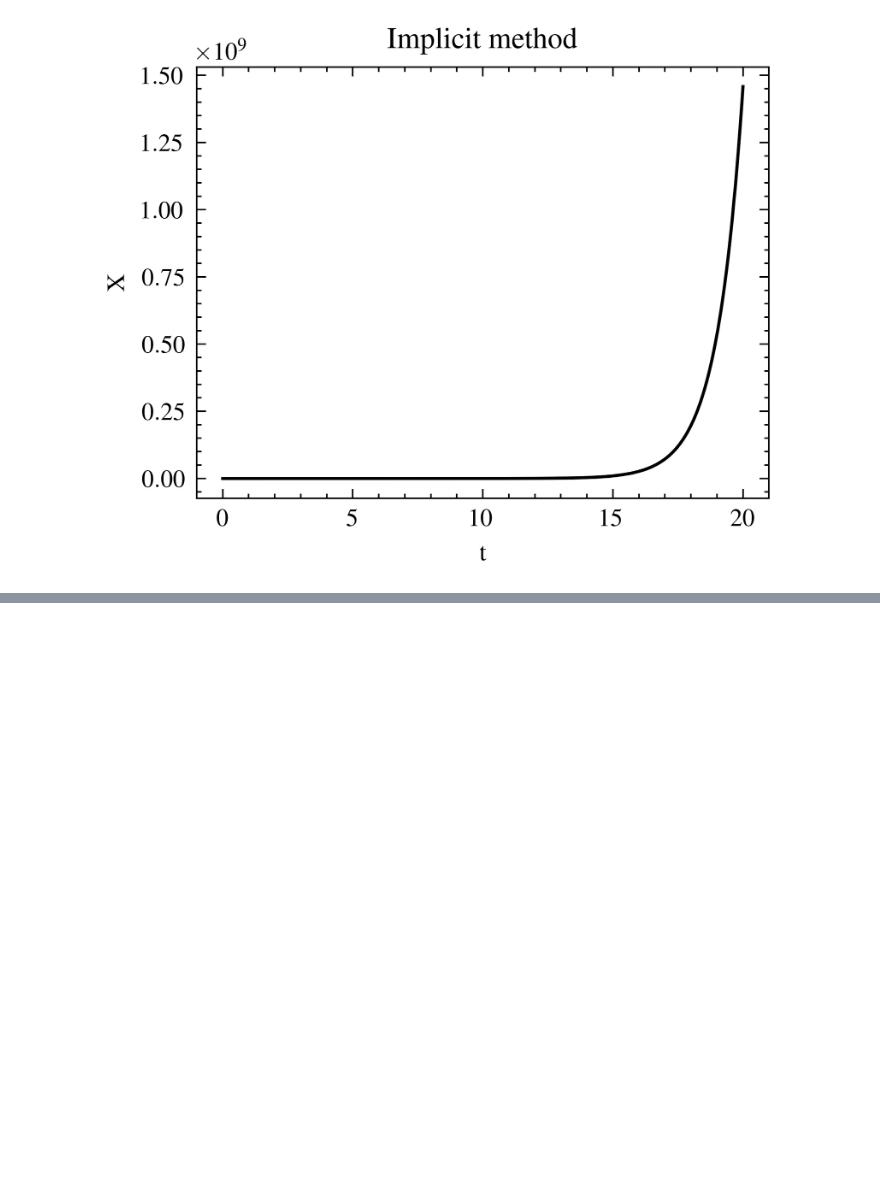
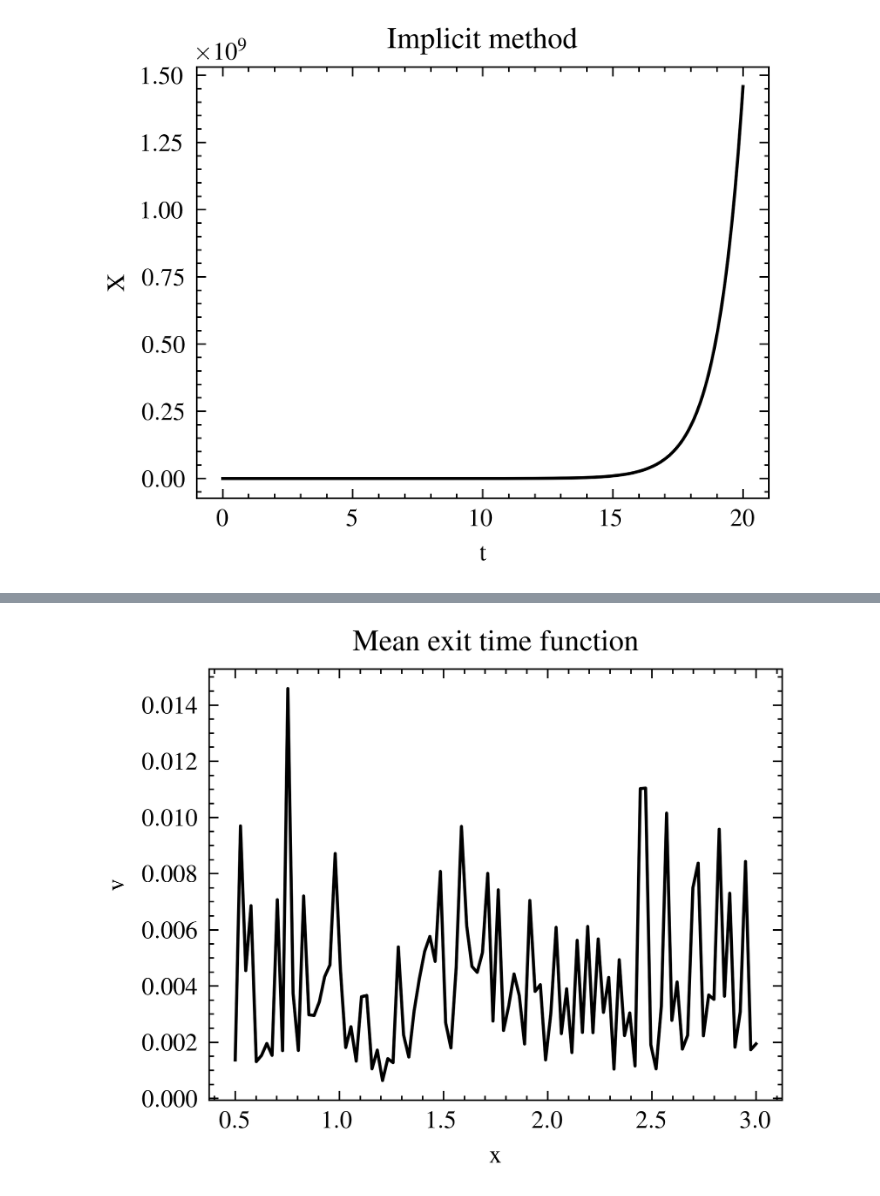
Before and after one commit to kanavmal/MATH512, a Jupyter notebook: Project 4/project4.ipynb, the cells around one changed output, grey strips where cells are left out. Cells and saved outputs as stored; diff of their text form; code cells hidden in the pictures; blank space fills up the shorter version.

```diff
--- a/Project 4/project4.ipynb
+++ b/Project 4/project4.ipynb
@@ -350,30 +350,37 @@ plt.show()
 # %%
 # Consider the following SDE:
 # 𝑑𝑋(𝑡) = 𝜇𝑋(𝑡)𝑑𝑡 + 𝜎𝑋(𝑡)𝑑𝑊(𝑡) , 𝑋(0) = 2, 𝜇 = 0.1, 𝜎 = 0.15
 # Let 𝑎 = 0.5 𝑎𝑛𝑑 𝑏 = 3.
 # Compute the mean exit time function 𝑣(𝑥) for 𝑥 ∈ [0.5, 3]
 
 n = 100
 x = np.linspace(0.5, 3, n)
 v = np.zeros(n)
+
+#   Mean exit time function
 for i in range(n):
     L = 500000
     delta_t = 20 / L
     t = np.linspace(0, 20, L + 1)
     X = np.zeros(L + 1)
     X[0] = x[i]
     mu = 0.1
     sigma = 0.15
     a = 0.5
     b = 3
-    while X[i] > a and X[i] < b:
+    for j in range(L):
         dW = np.random.normal(0, np.sqrt(delta_t))
-        X[i + 1] = X[i] + mu * X[i] * delta_t + sigma * X[i] * dW
-    v[i] = t[i]
+        X[j + 1] = X[j] + mu * X[j] * delta_t + sigma * X[j] * dW
+        if X[j + 1] < a or X[j + 1] > b:
+            v[i] = t[j]
+            break
+
 
 plt.figure()
 plt.plot(x, v)
 plt.xlabel("x")
 plt.ylabel("v")
 plt.title("Mean exit time function")
 plt.show()
+# %% [output]
+[figure, added]
```
Also changed, not shown: parts of 11 cells of this notebook.
